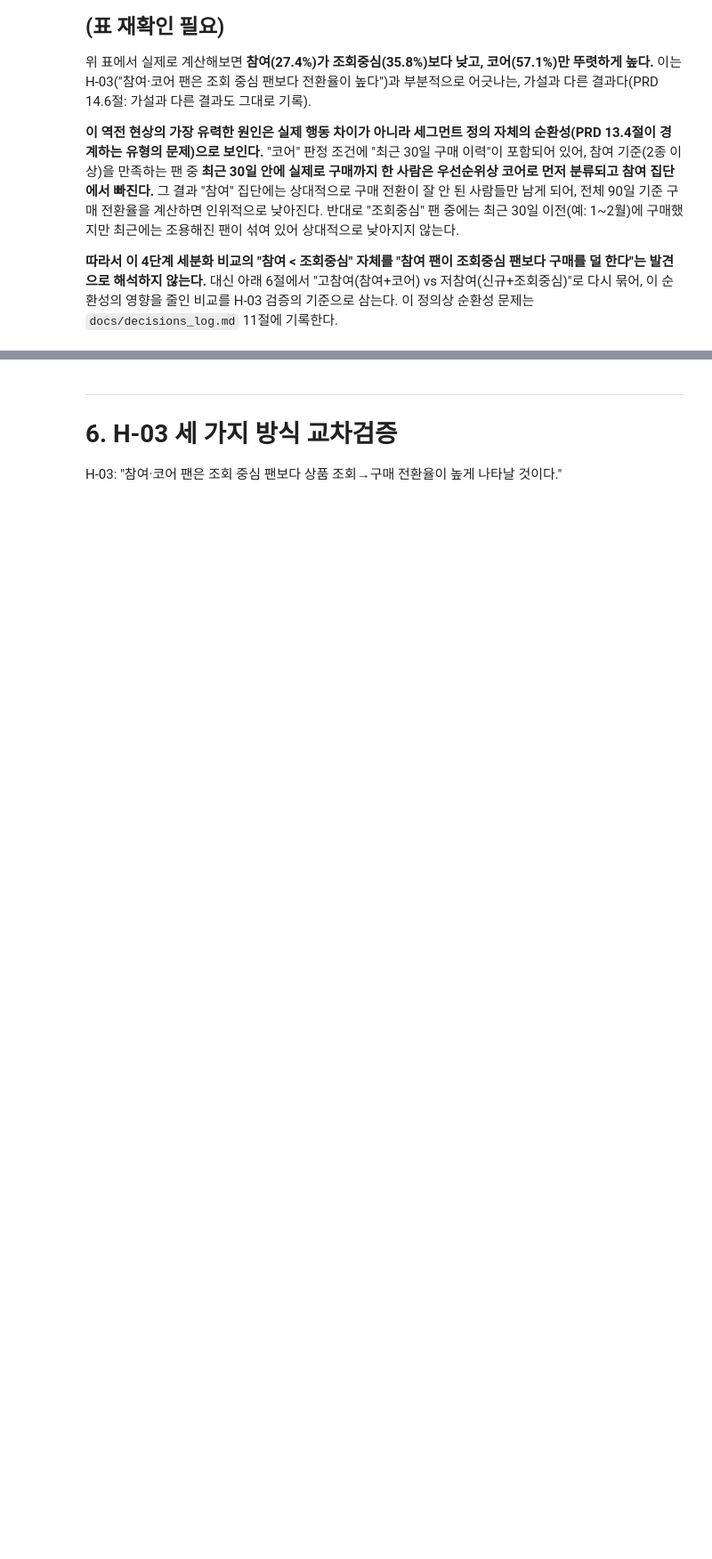
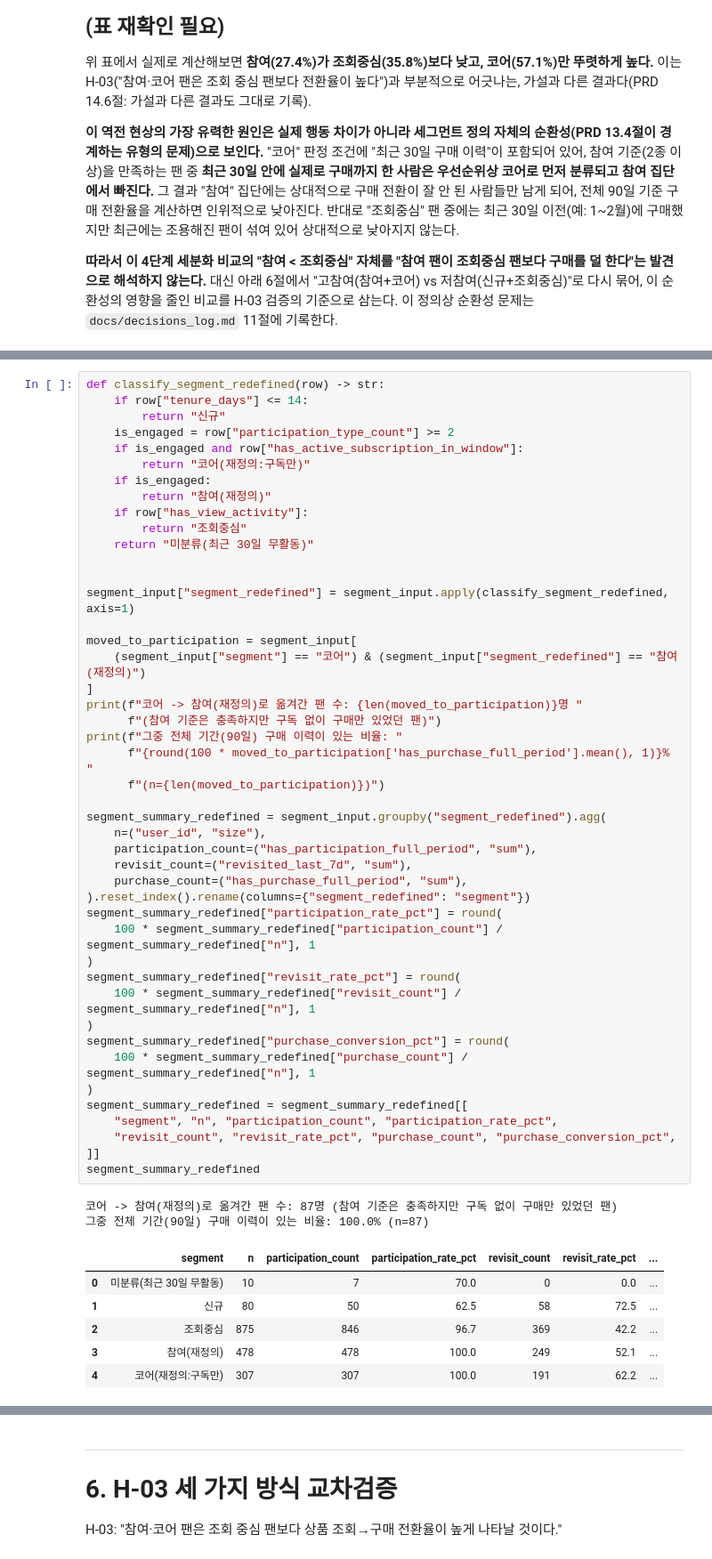
Before and after one commit to wjs0951467-wq/fanlog-user-behavior-analytics, a Jupyter notebook: notebooks/03_commerce_funnel.ipynb, the cells around one changed output, grey strips where cells are left out. Shown at 89% size. Drawn from its saved outputs; the diff is of its cells as text; blank space fills up the shorter version.

```diff
--- a/notebooks/03_commerce_funnel.ipynb
+++ b/notebooks/03_commerce_funnel.ipynb
@@ -407,0 +416,54 @@ segment_summary
+# %%
+def classify_segment_redefined(row) -> str:
+    if row["tenure_days"] <= 14:
+        return "신규"
+    is_engaged = row["participation_type_count"] >= 2
+    if is_engaged and row["has_active_subscription_in_window"]:
+        return "코어(재정의:구독만)"
+    if is_engaged:
+        return "참여(재정의)"
+    if row["has_view_activity"]:
+        return "조회중심"
+    return "미분류(최근 30일 무활동)"
+
+
+segment_input["segment_redefined"] = segment_input.apply(classify_segment_redefined, axis=1)
+
+moved_to_participation = segment_input[
+    (segment_input["segment"] == "코어") & (segment_input["segment_redefined"] == "참여(재정의)")
+]
+print(f"코어 -> 참여(재정의)로 옮겨간 팬 수: {len(moved_to_participation)}명 "
+      f"(참여 기준은 충족하지만 구독 없이 구매만 있었던 팬)")
+print(f"그중 전체 기간(90일) 구매 이력이 있는 비율: "
+      f"{round(100 * moved_to_participation['has_purchase_full_period'].mean(), 1)}% "
+      f"(n={len(moved_to_participation)})")
+
+segment_summary_redefined = segment_input.groupby("segment_redefined").agg(
+    n=("user_id", "size"),
+    participation_count=("has_participation_full_period", "sum"),
+    revisit_count=("revisited_last_7d", "sum"),
+    purchase_count=("has_purchase_full_period", "sum"),
+).reset_index().rename(columns={"segment_redefined": "segment"})
+segment_summary_redefined["participation_rate_pct"] = round(
+    100 * segment_summary_redefined["participation_count"] / segment_summary_redefined["n"], 1
+)
+segment_summary_redefined["revisit_rate_pct"] = round(
+    100 * segment_summary_redefined["revisit_count"] / segment_summary_redefined["n"], 1
+)
+segment_summary_redefined["purchase_conversion_pct"] = round(
+    100 * segment_summary_redefined["purchase_count"] / segment_summary_redefined["n"], 1
+)
+segment_summary_redefined = segment_summary_redefined[[
+    "segment", "n", "participation_count", "participation_rate_pct",
+    "revisit_count", "revisit_rate_pct", "purchase_count", "purchase_conversion_pct",
+]]
+segment_summary_redefined
+# %% [output]
+코어 -> 참여(재정의)로 옮겨간 팬 수: 87명 (참여 기준은 충족하지만 구독 없이 구매만 있었던 팬)
+그중 전체 기간(90일) 구매 이력이 있는 비율: 100.0% (n=87)
+|  | segment | n | participation_count | participation_rate_pct | revisit_count | revisit_rate_pct | ... |
+| 0 | 미분류(최근 30일 무활동) | 10 | 7 | 70.0 | 0 | 0.0 | ... |
+| 1 | 신규 | 80 | 50 | 62.5 | 58 | 72.5 | ... |
+| 2 | 조회중심 | 875 | 846 | 96.7 | 369 | 42.2 | ... |
+| 3 | 참여(재정의) | 478 | 478 | 100.0 | 249 | 52.1 | ... |
+| 4 | 코어(재정의:구독만) | 307 | 307 | 100.0 | 191 | 62.2 | ... |
```
Also changed, not shown: parts of 3 cells of this notebook, 1 other file.
